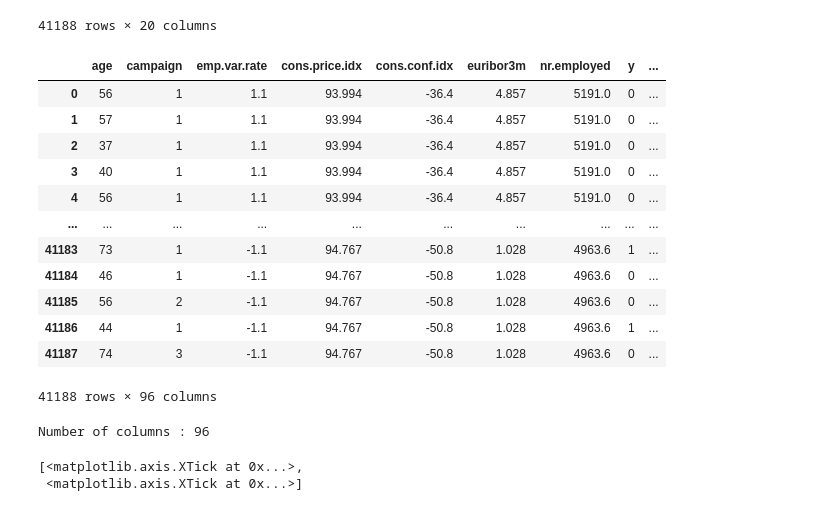
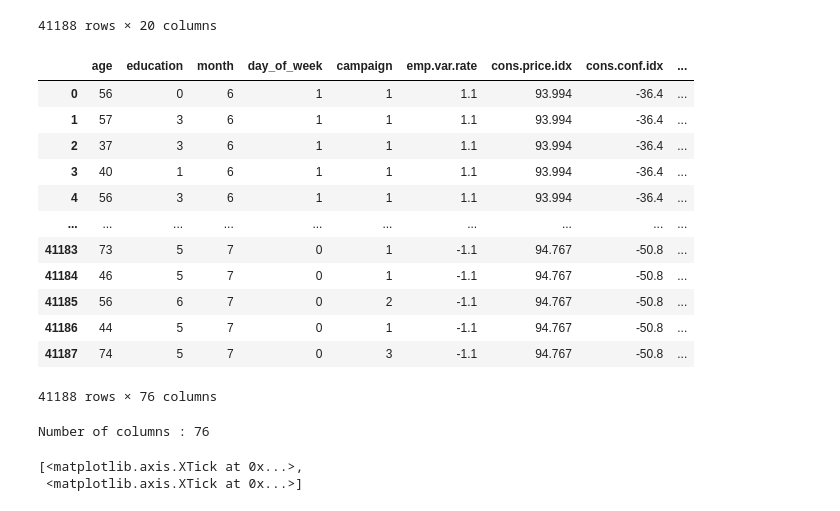
Before and after one commit to ThakdanaiSaelee/Lab_CE888, a Jupyter notebook: lab3/bank_classification.ipynb, the cells around one changed output. Drawn from its saved outputs; the diff is of its cells as text; code cells hidden in the pictures.

```diff
--- a/lab3/bank_classification.ipynb
+++ b/lab3/bank_classification.ipynb
@@ -174,27 +174,27 @@ df
 41188 rows × 20 columns
 # %%
 # split catagory data to column
-cat_data = ['job','marital','education', 'default', 'housing', 'loan', 'contact','month','day_of_week', 'poutcome','pdays','previous']
+cat_data = ['job','marital', 'default', 'housing', 'loan', 'contact', 'poutcome','pdays','previous']
 data = pd.get_dummies(df, columns= cat_data)
 data
 # %% [output]
-|  | age | campaign | emp.var.rate | cons.price.idx | cons.conf.idx | euribor3m | nr.employed | y | ... |
-| 0 | 56 | 1 | 1.1 | 93.994 | -36.4 | 4.857 | 5191.0 | 0 | ... |
-| 1 | 57 | 1 | 1.1 | 93.994 | -36.4 | 4.857 | 5191.0 | 0 | ... |
-| 2 | 37 | 1 | 1.1 | 93.994 | -36.4 | 4.857 | 5191.0 | 0 | ... |
-| 3 | 40 | 1 | 1.1 | 93.994 | -36.4 | 4.857 | 5191.0 | 0 | ... |
-| 4 | 56 | 1 | 1.1 | 93.994 | -36.4 | 4.857 | 5191.0 | 0 | ... |
+|  | age | education | month | day_of_week | campaign | emp.var.rate | cons.price.idx | cons.conf.idx | ... |
+| 0 | 56 | 0 | 6 | 1 | 1 | 1.1 | 93.994 | -36.4 | ... |
+| 1 | 57 | 3 | 6 | 1 | 1 | 1.1 | 93.994 | -36.4 | ... |
+| 2 | 37 | 3 | 6 | 1 | 1 | 1.1 | 93.994 | -36.4 | ... |
+| 3 | 40 | 1 | 6 | 1 | 1 | 1.1 | 93.994 | -36.4 | ... |
+| 4 | 56 | 3 | 6 | 1 | 1 | 1.1 | 93.994 | -36.4 | ... |
 | ... | ... | ... | ... | ... | ... | ... | ... | ... | ... |
-| 41183 | 73 | 1 | -1.1 | 94.767 | -50.8 | 1.028 | 4963.6 | 1 | ... |
-| 41184 | 46 | 1 | -1.1 | 94.767 | -50.8 | 1.028 | 4963.6 | 0 | ... |
-| 41185 | 56 | 2 | -1.1 | 94.767 | -50.8 | 1.028 | 4963.6 | 0 | ... |
-| 41186 | 44 | 1 | -1.1 | 94.767 | -50.8 | 1.028 | 4963.6 | 1 | ... |
-| 41187 | 74 | 3 | -1.1 | 94.767 | -50.8 | 1.028 | 4963.6 | 0 | ... |
+| 41183 | 73 | 5 | 7 | 0 | 1 | -1.1 | 94.767 | -50.8 | ... |
+| 41184 | 46 | 5 | 7 | 0 | 1 | -1.1 | 94.767 | -50.8 | ... |
+| 41185 | 56 | 6 | 7 | 0 | 2 | -1.1 | 94.767 | -50.8 | ... |
+| 41186 | 44 | 5 | 7 | 0 | 1 | -1.1 | 94.767 | -50.8 | ... |
+| 41187 | 74 | 5 | 7 | 0 | 3 | -1.1 | 94.767 | -50.8 | ... |
-41188 rows × 96 columns
+41188 rows × 76 columns
 # %%
 print('Number of columns :', len(data.columns))
 # %% [output]
-Number of columns : 96
+Number of columns : 76
 # %%
 # plot histogram for output data
 p = sns.histplot(data=data, x="y", color="skyblue")
```
Also changed, not shown: parts of 5 cells of this notebook.
